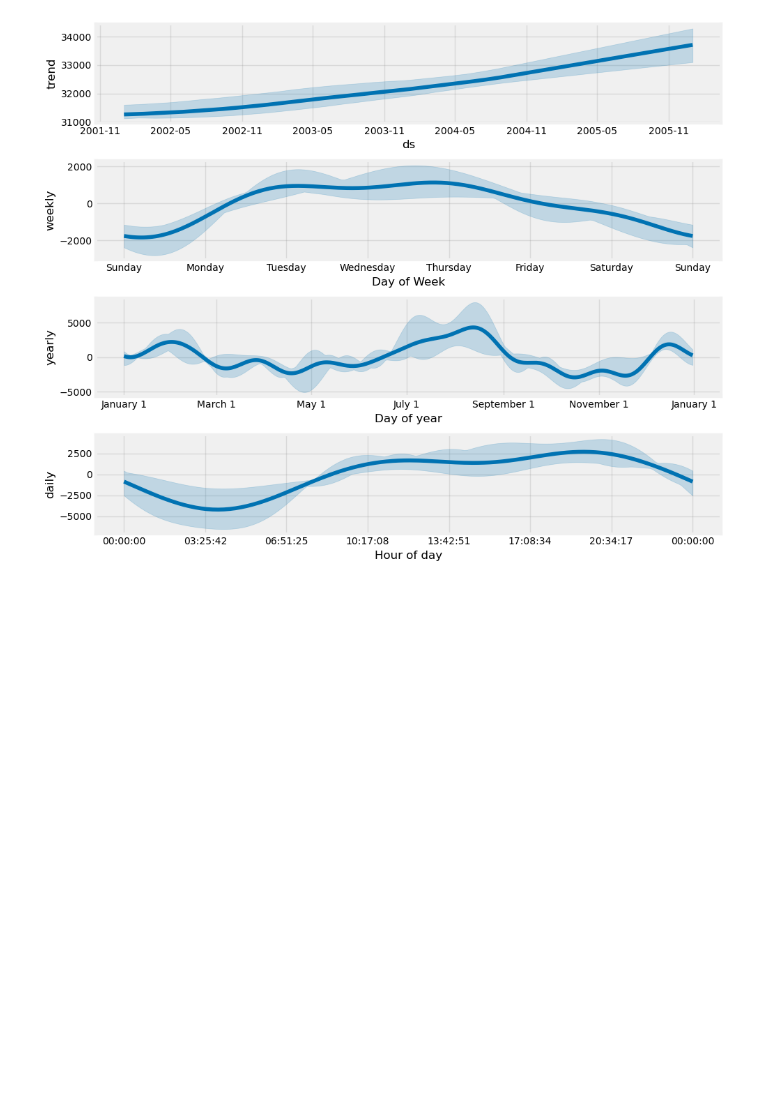
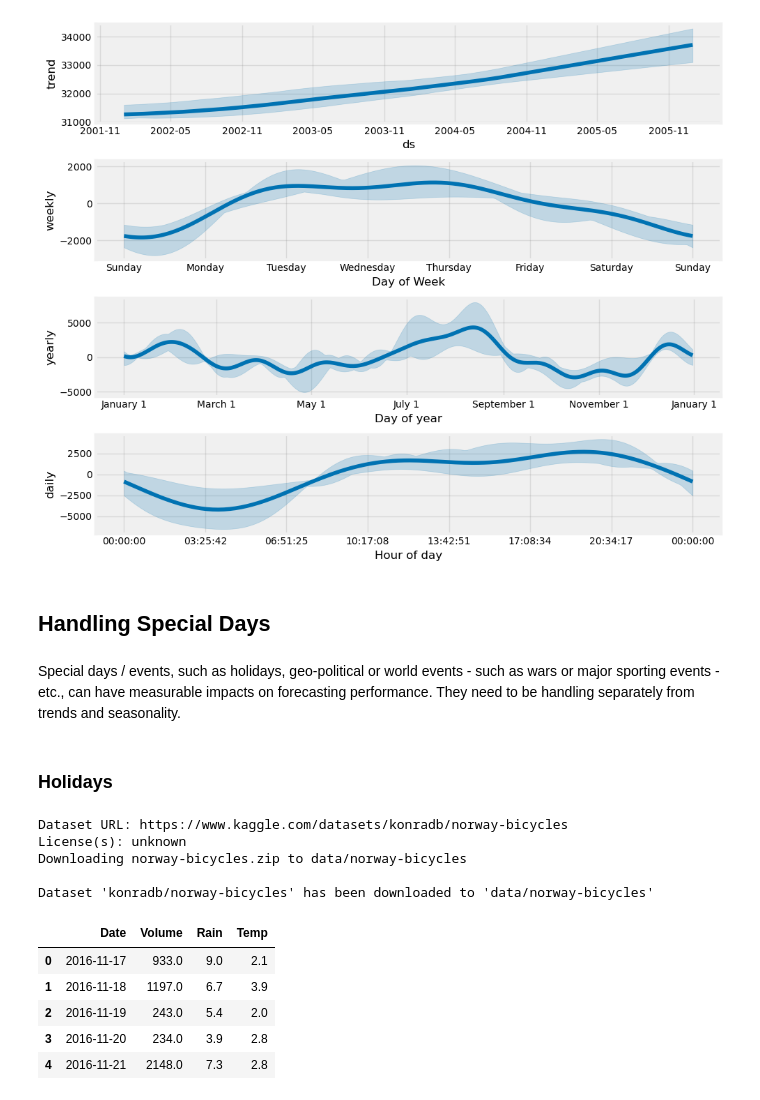
Before and after one commit to bachaudhry/time_series, a Jupyter notebook: ts_with_k/03_Prophet.ipynb, the cells around one changed output. Drawn from its saved outputs; the diff is of its cells as text; code cells hidden in the pictures; blank space fills up the shorter version.

```diff
--- a/ts_with_k/03_Prophet.ipynb
+++ b/ts_with_k/03_Prophet.ipynb
@@ -493,3 +493,32 @@ chain 2 |          | 00:00 Status
 chain 3 |          | 00:00 Status
 chain 4 |          | 00:00 Status
 [figure]
+# %% [markdown]
+## Handling Special Days
+# %% [markdown]
+Special days / events, such as holidays, geo-political or world events - such as wars or major sporting events - etc., can have measurable impacts on forecasting performance. They need to be handling separately from trends and seasonality.
+# %% [markdown]
+### Holidays
+# %%
+# Download additional datasets from Konrad's NB
+dataset = "konradb/norway-bicycles"
+download_path = "data/norway-bicycles"
+
+download_data(dataset, download_path)
+# %% [output]
+Dataset URL: https://www.kaggle.com/datasets/konradb/norway-bicycles
+License(s): unknown
+Downloading norway-bicycles.zip to data/norway-bicycles
+
+Dataset 'konradb/norway-bicycles' has been downloaded to 'data/norway-bicycles'
+# %%
+# Loading Bike ride data
+bikerides = pd.read_csv('data/norway-bicycles/bikerides_day.csv', encoding='unicode_escape', delimiter=',')
+bikerides.head()
+# %% [output]
+|  | Date | Volume | Rain | Temp |
+| 0 | 2016-11-17 | 933.0 | 9.0 | 2.1 |
+| 1 | 2016-11-18 | 1197.0 | 6.7 | 3.9 |
+| 2 | 2016-11-19 | 243.0 | 5.4 | 2.0 |
+| 3 | 2016-11-20 | 234.0 | 3.9 | 2.8 |
+| 4 | 2016-11-21 | 2148.0 | 7.3 | 2.8 |
```
Also changed, not shown: parts of 6 cells of this notebook.
